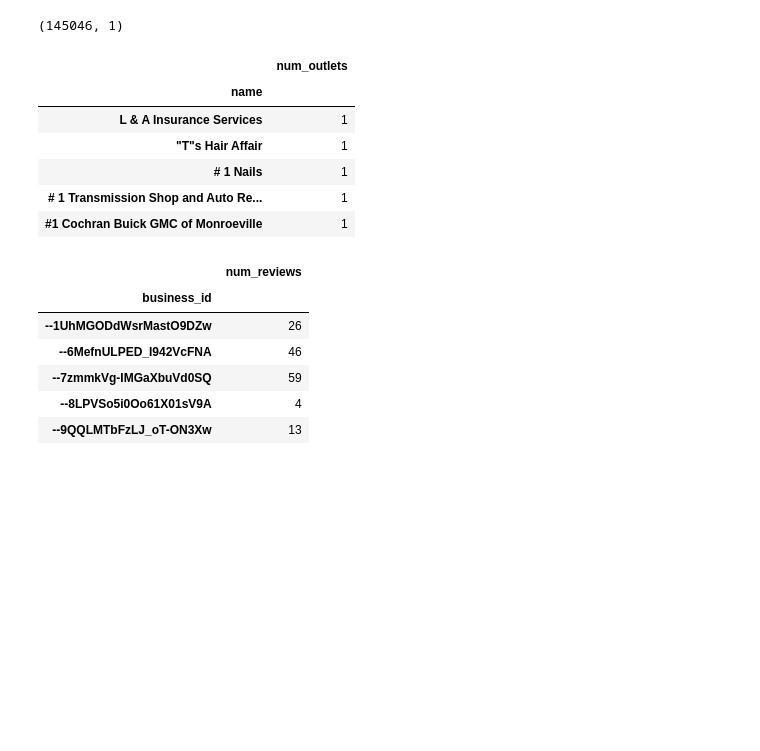
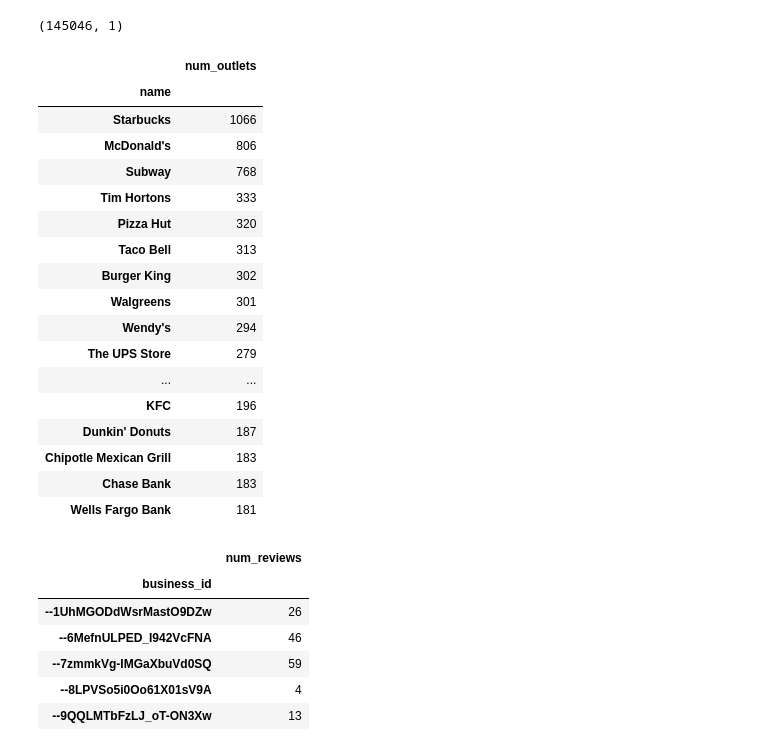
Before and after one commit to leeyenter/bt4014-yelp, a Jupyter notebook: Business Analysis - YT.ipynb, the cells around one changed output. Cells and saved outputs as stored; diff of their text form; code cells hidden in the pictures; blank space fills up the shorter version.

```diff
--- a/Business Analysis - YT.ipynb
+++ b/Business Analysis - YT.ipynb
@@ -59,16 +61,27 @@ business_size.columns = ['num_outlets']
 business_size.shape
 # %% [output]
 (145046, 1)
-# %%
-business_size.head()
-# %% [output]
-|  | num_outlets |
-| name |  |
-| L & A Insurance Services | 1 |
-| "T"s Hair Affair | 1 |
-| # 1 Nails | 1 |
-| # 1 Transmission Shop and Auto Re... | 1 |
-| #1 Cochran Buick GMC of Monroeville | 1 |
+# %%
+business_size.sort_values('num_outlets', ascending=False).head(20)
+# %% [output]
+|  | num_outlets |
+| name |  |
+| Starbucks | 1066 |
+| McDonald's | 806 |
+| Subway | 768 |
+| Tim Hortons | 333 |
+| Pizza Hut | 320 |
+| Taco Bell | 313 |
+| Burger King | 302 |
+| Walgreens | 301 |
+| Wendy's | 294 |
+| The UPS Store | 279 |
+| ... | ... |
+| KFC | 196 |
+| Dunkin' Donuts | 187 |
+| Chipotle Mexican Grill | 183 |
+| Chase Bank | 183 |
+| Wells Fargo Bank | 181 |
 # %%
 review_size = review.groupby('business_id').size()
 review_size = pd.DataFrame(review_size)
```
Also changed, not shown: parts of 5 cells of this notebook, 1 other file.
